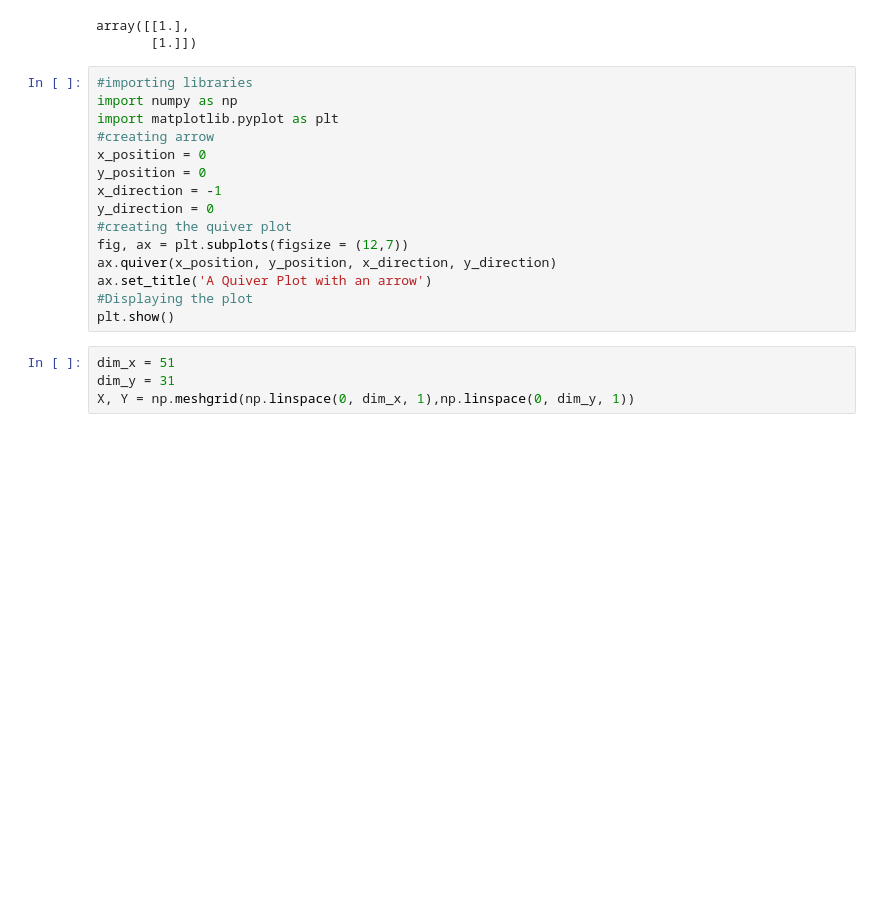
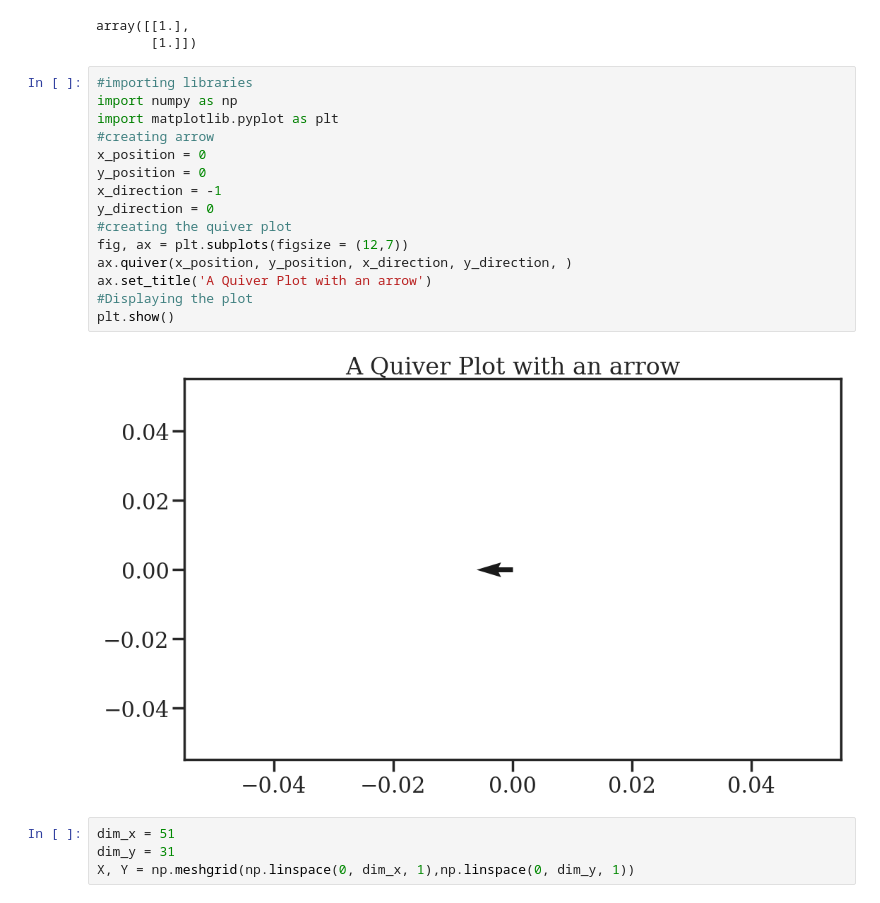
Before and after one commit to nouyang/oceansim, a Jupyter notebook: Non-Custom RRT.ipynb, the cells around one changed output. Cells and saved outputs as stored; diff of their text form; blank space fills up the shorter version.

```diff
--- a/Non-Custom RRT.ipynb
+++ b/Non-Custom RRT.ipynb
@@ -268,18 +303,20 @@ array([[1.],
 # %%
 #importing libraries
 import numpy as np
 import matplotlib.pyplot as plt
 #creating arrow
 x_position = 0
 y_position = 0
 x_direction = -1
 y_direction = 0
 #creating the quiver plot
 fig, ax = plt.subplots(figsize = (12,7))
-ax.quiver(x_position, y_position, x_direction, y_direction)
+ax.quiver(x_position, y_position, x_direction, y_direction, )
 ax.set_title('A Quiver Plot with an arrow')
 #Displaying the plot
 plt.show()
+# %% [output]
+[figure, added]
 # %%
 dim_x = 51
 dim_y = 31
```
Also changed, not shown: parts of 11 cells of this notebook, 6 other files.
